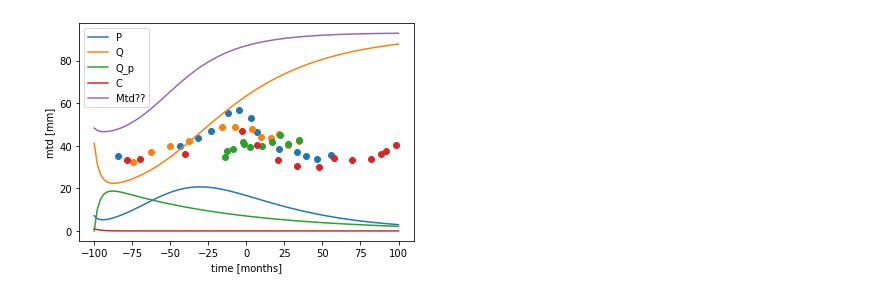
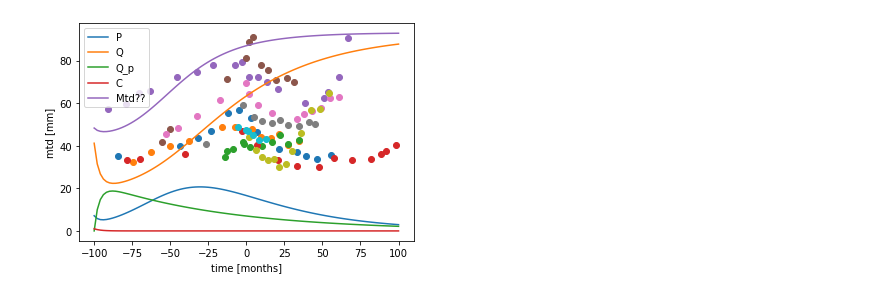
Before and after one commit to sgrzegorz/CancerTherapyPrediction, a Jupyter notebook: model.ipynb, the cells around one changed output. Saved outputs shown, nothing was run; the diff lists cells and outputs as text; code cells hidden in the pictures.

```diff
--- a/model.ipynb
+++ b/model.ipynb
@@ -9,6 +11,8 @@ skopiować dane ribby dotyczące chorych
 def to_volume(mtd):
     return math.pi * mtd**3/6
 # %%
-import pandas as pd
 
-df =  pd.read_csv('data/fig1_mtd_pcv_00.csv',names = ['t','mtd','id'],header=None)
+# df =  pd.read_csv('data/fig1_mtd_pcv_00.csv',names = ['t','mtd','id'],header=None)
+df =  pd.read_csv('data/fig1_mtd_pcv_00.csv',names = ['t','mtd','id'])
+df1 = pd.read_csv('data/fig1_mtd_pcv_01.csv',names = ['t','mtd','id'])
+df.id.unique()
@@ -63,39 +51,39 @@ def model(y,t):
     dCdt = -KDE * C
     dPdt = lambda_p * P*(1 - (P + Q + Q_p)/K) + k_qpp * Q_p - k_pq * P - gamma_p * C * KDE * P
     dQdt = k_pq * P - gamma_q * C * KDE * Q
     dQ_pdt = gamma_q * C *KDE * Q - k_qpp * Q_p - delta_qp * Q_p
     return [dPdt,dQdt,dQ_pdt,dCdt]
 
 P0 = 7.13
 Q0 = 41.2
 Q_p0 = 0.0 # We assumed Q_p0 = 0 when t=0 in the absence of treatment.
 C =1.0 #??
 
 t = np.linspace(-100,100,100)
 
 y = odeint(model,[P0,Q0,Q_p0,C],t)
 
 # print(y)
 plt.plot(t,y[:,0],label="P")
 plt.plot(t,y[:,1],label="Q")
 plt.plot(t,y[:,2],label="Q_p")
 plt.plot(t,y[:,3],label="C")
 plt.plot(t,y[:,0]+y[:,1]+y[:,2],label="Mtd??")
 
 plt.legend(loc="upper left")
 
+for i in df.id.unique():
+    patient = df[df.id ==i]
+    plt.scatter(patient.t,patient.mtd)
 
-patient = df[df.id ==0]
-plt.scatter(patient.t,patient.mtd)
-patient = df[df.id ==1]
-plt.scatter(patient.t,patient.mtd)
-patient = df[df.id ==2]
-plt.scatter(patient.t,patient.mtd)
-patient = df[df.id ==3]
-plt.scatter(patient.t,patient.mtd)
+for i in df1.id.unique():
+    patient = df1[df1.id ==i]
+    plt.scatter(patient.t,patient.mtd)
+
+
 plt.xlabel("time [months]")
 plt.ylabel("mtd [mm]")
 
 plt.show()
 # %% [output]
-[figure, old version]
+[figure, new version]
```
Also changed, not shown: parts of 8 cells of this notebook.
